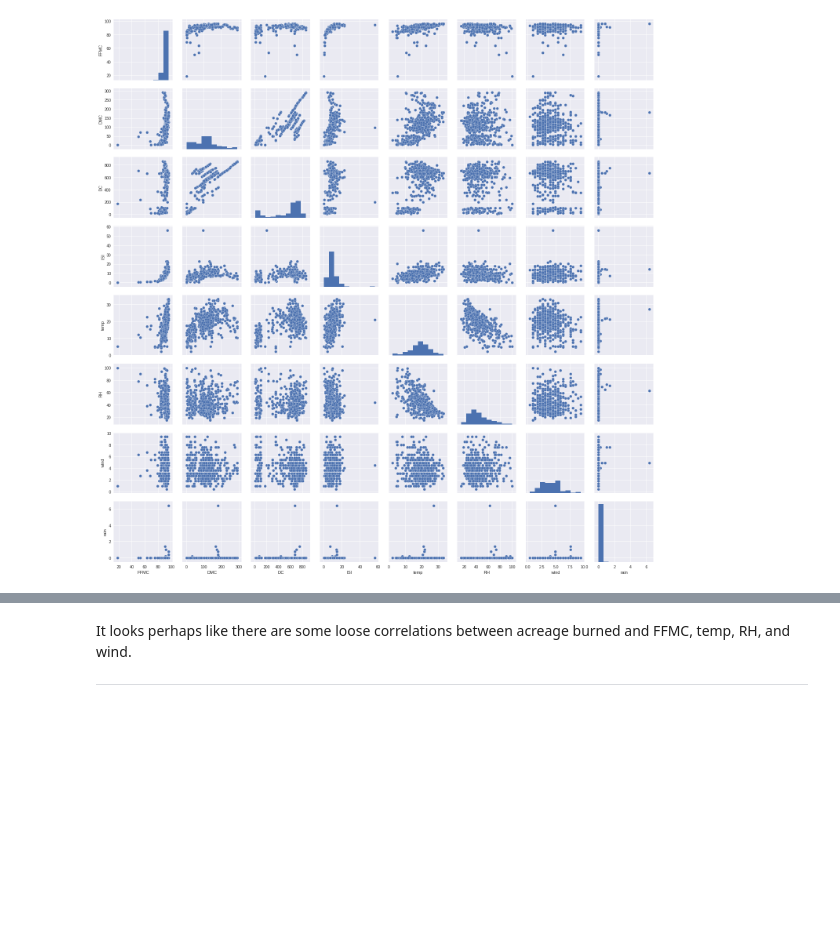
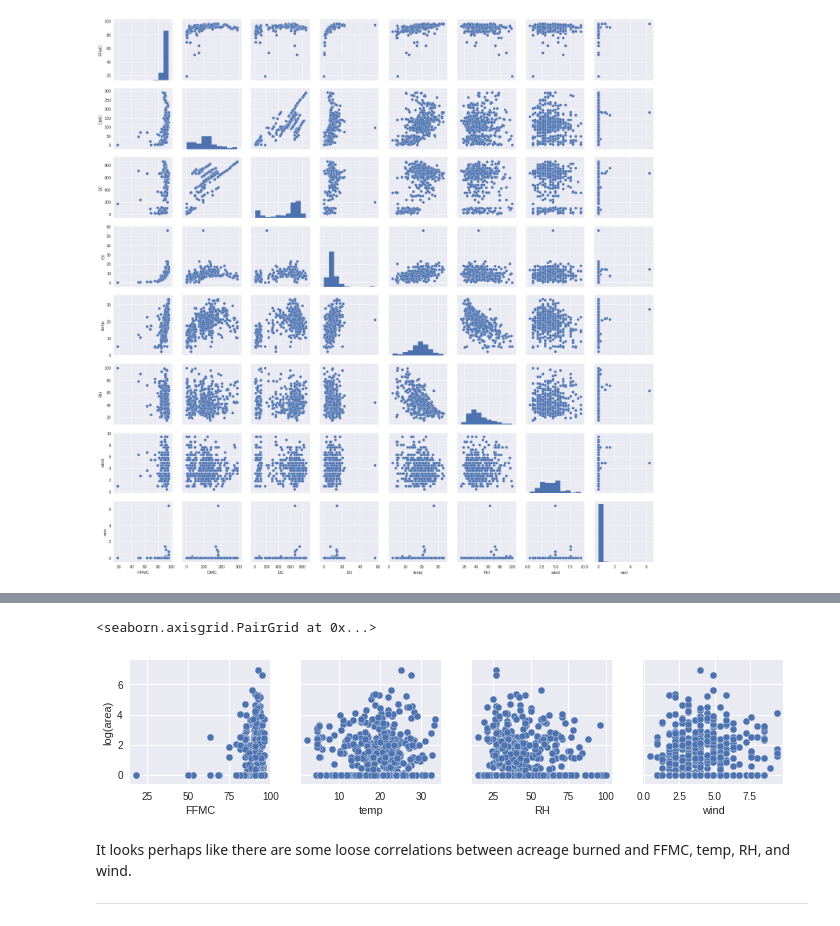
Before and after one commit to davidjwatts/portuguese_fires, a Jupyter notebook: Data Story.ipynb, the cells around one changed output, grey strips where cells are left out. Cells and saved outputs as stored; diff of their text form; code cells hidden in the pictures; blank space fills up the shorter version.

```diff
--- a/Data Story.ipynb
+++ b/Data Story.ipynb
@@ -43,3 +43,8 @@ sns.pairplot(data=df,y_vars=list(df.columns[12:]), x_vars=list(df.columns[4:12])
+# %%
+sns.pairplot(data=df,y_vars=['log(area)'], x_vars=['FFMC', 'temp', 'RH','wind'])
+# %% [output]
+<seaborn.axisgrid.PairGrid at 0x...>
+[figure, added]
 # %% [markdown]
 It looks perhaps like there are some loose correlations between acreage burned and FFMC, temp, RH, and wind.
 ___
```
Also changed, not shown: parts of 20 cells of this notebook, 1 other file.
